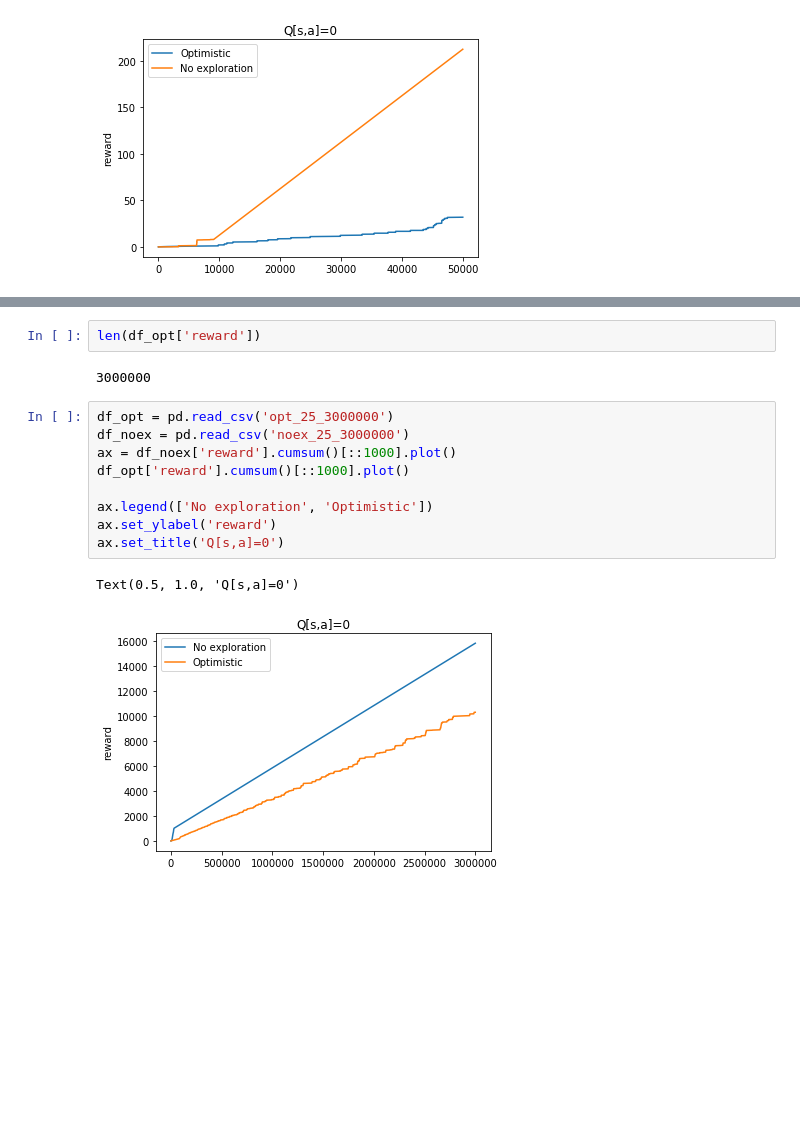
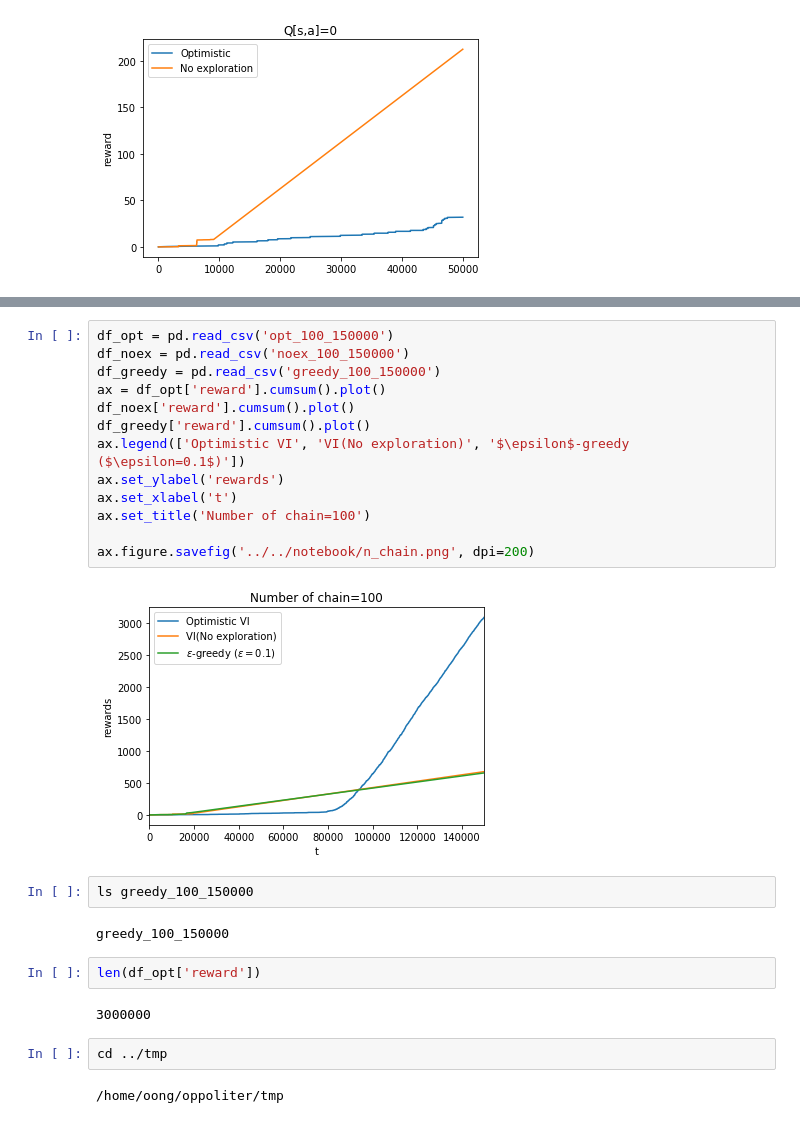
Before and after one commit to anhddo/oppoliter, a Jupyter notebook: notebook/Untitled1.ipynb, the cells around one changed output, grey strips where cells are left out. Saved outputs shown, nothing was run; the diff lists cells and outputs as text; blank space fills up the shorter version.

```diff
--- a/notebook/Untitled1.ipynb
+++ b/notebook/Untitled1.ipynb
@@ -112,19 +137,30 @@ len(df_noex['reward'])
+# %%
+df_opt = pd.read_csv('opt_100_150000')
+df_noex = pd.read_csv('noex_100_150000')
+df_greedy = pd.read_csv('greedy_100_150000')
+ax = df_opt['reward'].cumsum().plot()
+df_noex['reward'].cumsum().plot()
+df_greedy['reward'].cumsum().plot()
+ax.legend(['Optimistic VI', 'VI(No exploration)', '$\epsilon$-greedy ($\epsilon=0.1$)'])
+ax.set_ylabel('rewards')
+ax.set_xlabel('t')
+ax.set_title('Number of chain=100')
+
+ax.figure.savefig('../../notebook/n_chain.png', dpi=200)
+# %% [output]
+[figure, added]
+# %%
+ls greedy_100_150000
+# %% [output]
+greedy_100_150000
 # %%
 len(df_opt['reward'])
 # %% [output]
 3000000
-# %%
-df_opt = pd.read_csv('opt_25_3000000')
-df_noex = pd.read_csv('noex_25_3000000')
-ax = df_noex['reward'].cumsum()[::1000].plot()
-df_opt['reward'].cumsum()[::1000].plot()
-
-ax.legend(['No exploration', 'Optimistic'])
-ax.set_ylabel('reward')
-ax.set_title('Q[s,a]=0')
-# %% [output]
-Text(0.5, 1.0, 'Q[s,a]=0')
-[figure, removed]
+# %%
+cd ../tmp
+# %% [output]
+/home/oong/oppoliter/tmp
 # %%
 ls
 # %% [output]
```
Also changed, not shown: parts of 14 cells of this notebook, 8 other files.
